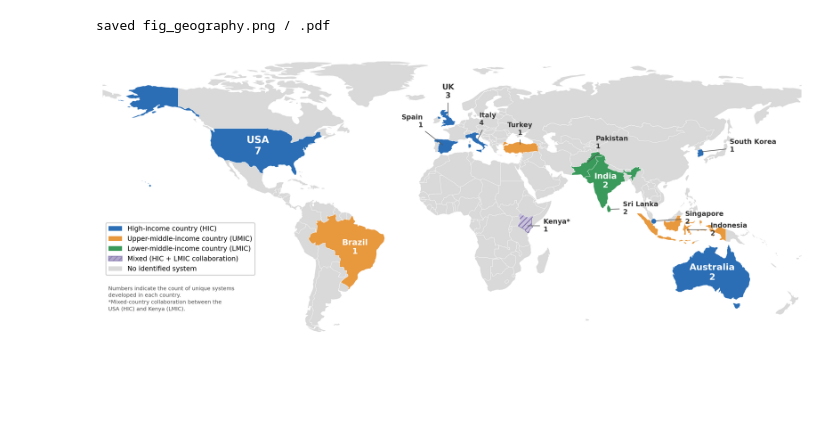
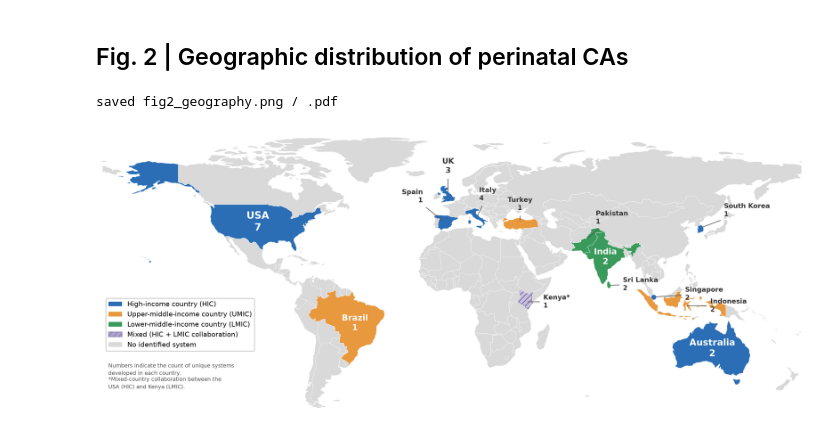
Before and after one commit to DesmondObe/perinatal-CA-governance-review, a Jupyter notebook: figures/figures.ipynb, the cells around one changed output. Cells and saved outputs as stored; diff of their text form; code cells hidden in the pictures; blank space fills up the shorter version.

```diff
--- a/figures/figures.ipynb
+++ b/figures/figures.ipynb
@@ -30,18 +46,13 @@ Successfully installed geopandas-1.1.4 pyogrio-0.13.0 pyproj-3.7.2 shapely-2.1.2
+# %% [markdown]
+## Fig. 2 | Geographic distribution of perinatal CAs
 # %%
 """
-Geographic distribution of perinatal mental health CA development
+Fig. 2 | Geographic distribution of perinatal mental health CA development
 (unique systems, n = 30), coloured by World Bank income group.
 """
-import matplotlib.pyplot as plt
-import matplotlib.patches as mpatches
-import matplotlib.pyplot as plt
-import matplotlib.lines as mlines
-import numpy as np
-import geopandas as gpd
-import numpy as np
 
 # ---- LOAD WORLD ----
-world = gpd.read_file("countries.geojson")
+world = gpd.read_file(ROOT / "figures" / "countries.geojson")
 
 # ---- DATA ----
 country_data = {
@@ -107,7 +118,7 @@ label_config = [
     (-15,  49,   "Spain\n1",         7.5, "right", "bottom", -4, 40),
     (14,   50,   "Italy\n4",         7.5, "left", "bottom", 13, 43),
     (35,   45,   "Turkey\n1",        7.5, "center", "bottom", 35, 40),
-    (143,  40,   "South Korea\n1",   7.5, "left", "center", 128, 37),
+    (140,  46,   "South Korea\n1",   7.5, "left", "center", 128, 37),
     (120,   3,   "Singapore\n2",     7.5, "left", "center", 104, 1.5),
     (133,  -3,   "Indonesia\n2",     7.5, "left", "center", 120, -3),
     (88,    8,   "Sri Lanka\n2",     7.5, "left", "center", 81, 7.5),
@@ -135,41 +146,38 @@ for tx, ty, text, fs in [(-100, 40, "USA\n7", 11), (134, -25, "Australia\n2", 10
     ax.text(tx, ty, text, fontsize=fs, fontweight="bold", color="white",
             ha="center", va="center", zorder=16)
 
-# Remove the black-text duplicates for these countries by drawing white over
 
 # ---- AXES ----
 ax.set_xlim(-180, 180)
 ax.set_ylim(-60, 85)
 ax.set_aspect("equal")
 ax.axis("off")
 
 
 # ---- LEGEND ----
 legend_items = [
     mpatches.Patch(facecolor=colors["HIC"], edgecolor="none", label="High-income country (HIC)"),
     mpatches.Patch(facecolor=colors["UMIC"], edgecolor="none", label="Upper-middle-income country (UMIC)"),
     mpatches.Patch(facecolor=colors["LMIC"], edgecolor="none", label="Lower-middle-income country (LMIC)"),
     mpatches.Patch(facecolor=colors["Mixed"], edgecolor=colors["Mixed"],
                    label="Mixed (HIC + LMIC collaboration)", hatch="////", alpha=0.6),
     mpatches.Patch(facecolor=colors["none"], edgecolor="none", label="No identified system"),
 ]
 leg = ax.legend(handles=legend_items, loc="lower left", fontsize=7.5,
                 frameon=True, framealpha=0.95, edgecolor="#CCCCCC",
                 bbox_to_anchor=(0.0, 0.22))
 
-# Footnotes
 # Footnotes aligned directly under legend
 ax.text(-177, -32,
         "Numbers indicate the count of unique systems\ndeveloped in each country.",
         fontsize=6, color="#555555", va="top", linespacing=1.4)
 ax.text(-177, -39,
         "*Mixed-country collaboration between the\nUSA (HIC) and Kenya (LMIC).",
         fontsize=6, color="#555555", va="top", linespacing=1.4)
 
 
-plt.savefig("fig_geography.png", bbox_inches="tight", dpi=300, facecolor="white")
-plt.savefig("fig_geography.pdf", bbox_inches="tight", facecolor="white")
-print("saved fig_geography.png / .pdf")
+save(fig, "fig2_geography")
+plt.show()
 # %% [output]
-saved fig_geography.png / .pdf
+saved fig2_geography.png / .pdf
-[figure, old version]
+[figure, new version]
```
Also changed, not shown: parts of 20 cells of this notebook, 27 other files.
